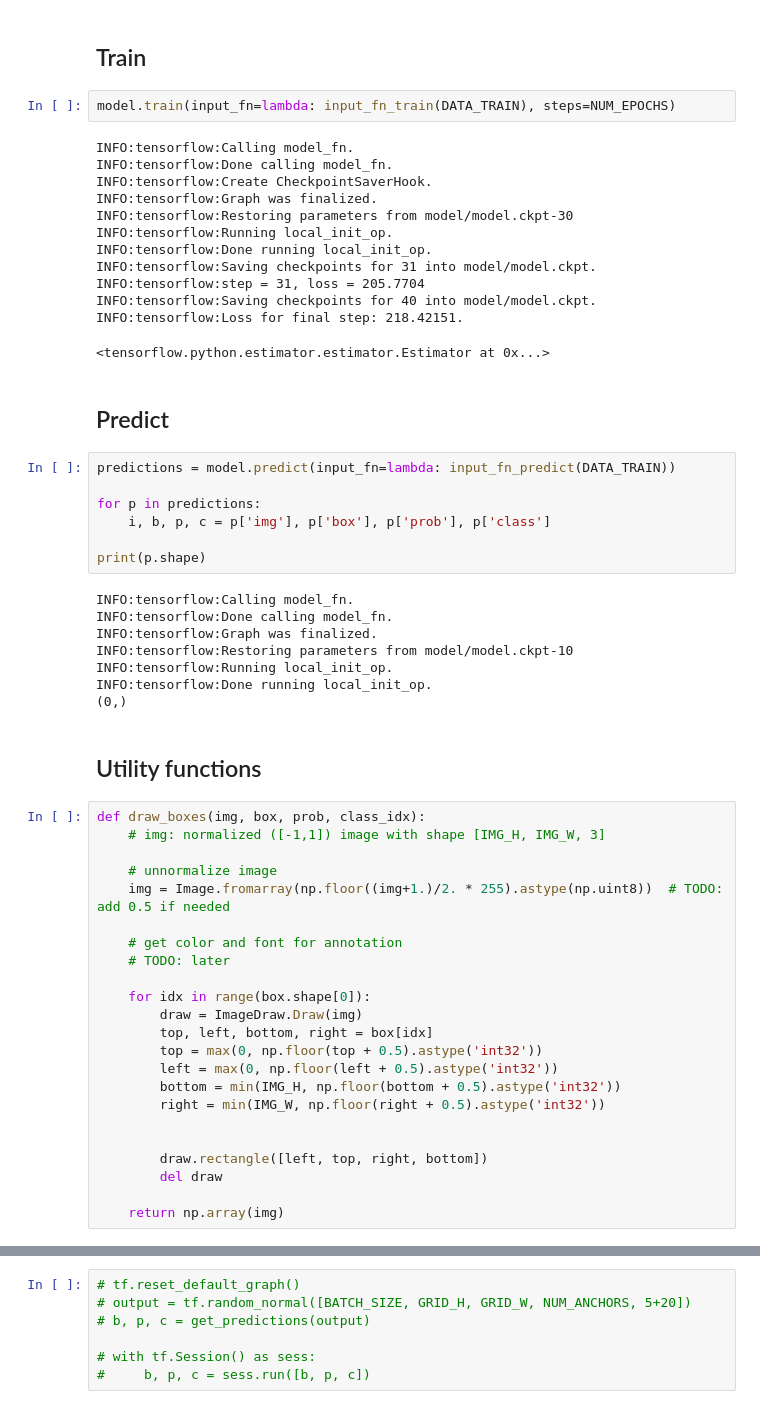
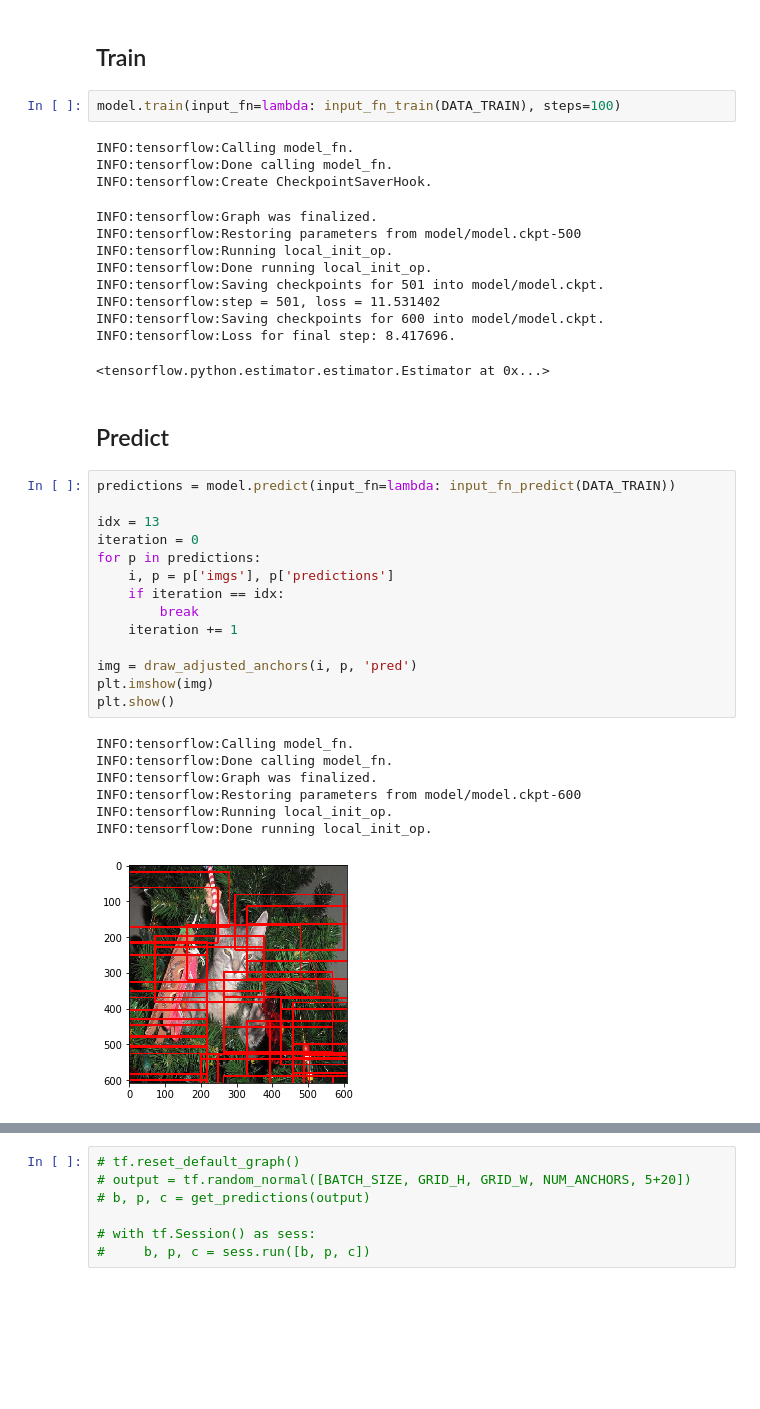
Before and after one commit to pmkalshetti/object_detection_old, a Jupyter notebook: object_detection_main.ipynb, the cells around one changed output, grey strips where cells are left out. Cells and saved outputs as stored; diff of their text form; blank space fills up the shorter version.

```diff
--- a/object_detection_main.ipynb
+++ b/object_detection_main.ipynb
@@ -457,59 +457,41 @@ INFO:tensorflow:Using config: {'_master': '', '_cluster_spec': <tensorflow.pytho
 # %% [markdown]
 ## Train
 # %%
-model.train(input_fn=lambda: input_fn_train(DATA_TRAIN), steps=NUM_EPOCHS)
+model.train(input_fn=lambda: input_fn_train(DATA_TRAIN), steps=100)
 # %% [output]
 INFO:tensorflow:Calling model_fn.
 INFO:tensorflow:Done calling model_fn.
 INFO:tensorflow:Create CheckpointSaverHook.
-INFO:tensorflow:Graph was finalized.
-INFO:tensorflow:Restoring parameters from model/model.ckpt-30
-INFO:tensorflow:Running local_init_op.
-INFO:tensorflow:Done running local_init_op.
-INFO:tensorflow:Saving checkpoints for 31 into model/model.ckpt.
-INFO:tensorflow:step = 31, loss = 205.7704
-INFO:tensorflow:Saving checkpoints for 40 into model/model.ckpt.
-INFO:tensorflow:Loss for final step: 218.42151.
-<tensorflow.python.estimator.estimator.Estimator at 0x...>
+INFO:tensorflow:Graph was finalized.
+INFO:tensorflow:Restoring parameters from model/model.ckpt-500
+INFO:tensorflow:Running local_init_op.
+INFO:tensorflow:Done running local_init_op.
+INFO:tensorflow:Saving checkpoints for 501 into model/model.ckpt.
+INFO:tensorflow:step = 501, loss = 11.531402
+INFO:tensorflow:Saving checkpoints for 600 into model/model.ckpt.
+INFO:tensorflow:Loss for final step: 8.417696.
+<tensorflow.python.estimator.estimator.Estimator at 0x...>
 # %% [markdown]
 ## Predict
 # %%
 predictions = model.predict(input_fn=lambda: input_fn_predict(DATA_TRAIN))
 
+idx = 13
+iteration = 0
 for p in predictions:
-    i, b, p, c = p['img'], p['box'], p['prob'], p['class']
+    i, p = p['imgs'], p['predictions']
+    if iteration == idx:
+        break
+    iteration += 1
 
-print(p.shape)
+img = draw_adjusted_anchors(i, p, 'pred')
+plt.imshow(img)
+plt.show()
 # %% [output]
 INFO:tensorflow:Calling model_fn.
 INFO:tensorflow:Done calling model_fn.
 INFO:tensorflow:Graph was finalized.
-INFO:tensorflow:Restoring parameters from model/model.ckpt-10
+INFO:tensorflow:Restoring parameters from model/model.ckpt-600
 INFO:tensorflow:Running local_init_op.
 INFO:tensorflow:Done running local_init_op.
-(0,)
+[figure, added]
-# %% [markdown]
-## Utility functions
-# %%
-def draw_boxes(img, box, prob, class_idx):
-    # img: normalized ([-1,1]) image with shape [IMG_H, IMG_W, 3]
-
-    # unnormalize image
-    img = Image.fromarray(np.floor((img+1.)/2. * 255).astype(np.uint8))  # TODO: add 0.5 if needed
-
-    # get color and font for annotation
-    # TODO: later
-
-    for idx in range(box.shape[0]):
-        draw = ImageDraw.Draw(img)
-        top, left, bottom, right = box[idx]
-        top = max(0, np.floor(top + 0.5).astype('int32'))
-        left = max(0, np.floor(left + 0.5).astype('int32'))
-        bottom = min(IMG_H, np.floor(bottom + 0.5).astype('int32'))
-        right = min(IMG_W, np.floor(right + 0.5).astype('int32'))
-
-
-        draw.rectangle([left, top, right, bottom])
-        del draw
-
-    return np.array(img)
```
Also changed, not shown: parts of 10 cells of this notebook, 1 other file.
